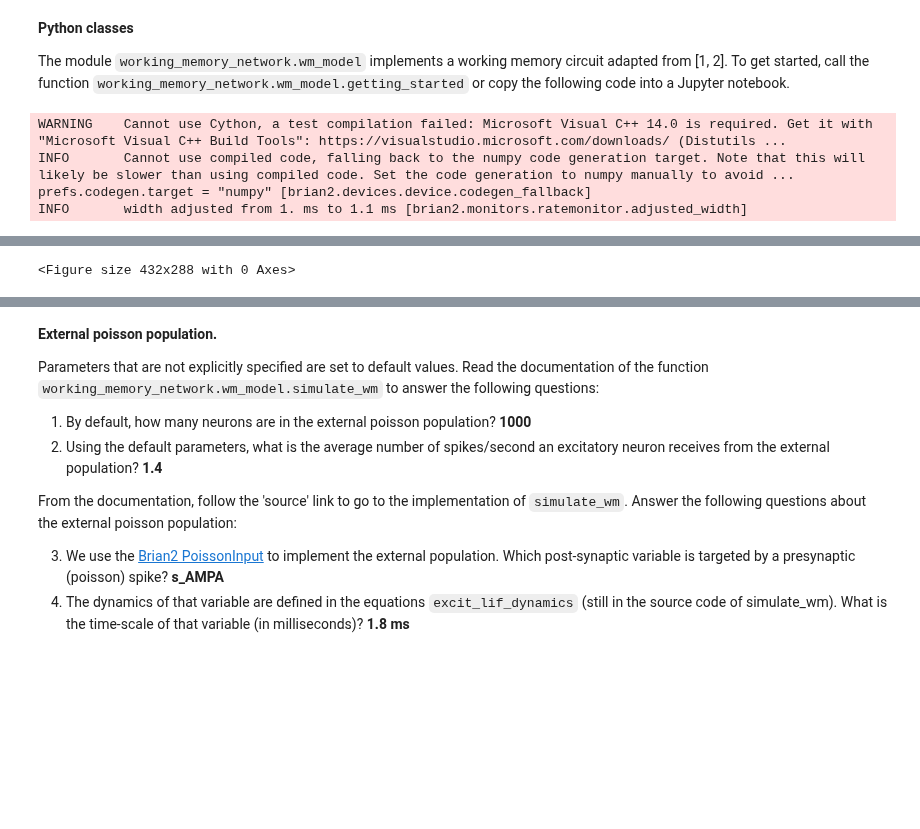
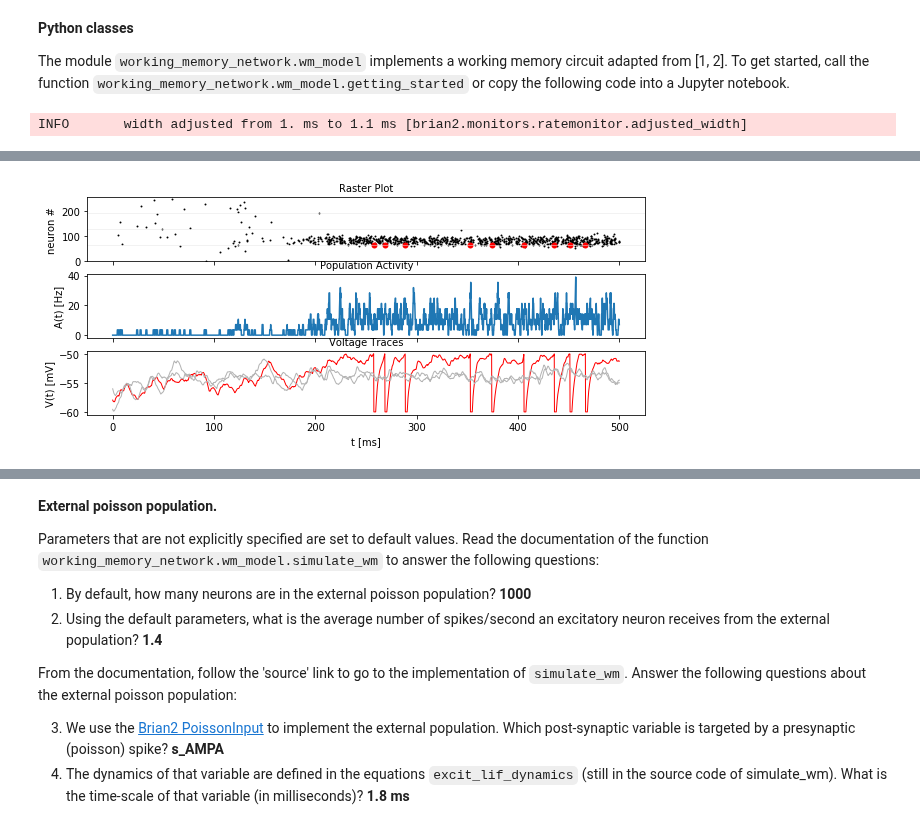
Before and after one commit to mackelab/msne-lsmlsda-2019, a Jupyter notebook: your-code/Project3_AdCrLa/03_spatial_working_memory.ipynb, the cells around one changed output, grey strips where cells are left out. Saved outputs shown, nothing was run; the diff lists cells and outputs as text; code cells hidden in the pictures; blank space fills up the shorter version.

```diff
--- a/your-code/Project3_AdCrLa/03_spatial_working_memory.ipynb
+++ b/your-code/Project3_AdCrLa/03_spatial_working_memory.ipynb
@@ -24,23 +24,20 @@ Figure [18.4](http://neuronaldynamics.epfl.ch/online/Ch18.S1.html) in chapter 18
 The module `working_memory_network.wm_model` implements a working memory circuit adapted from [1, 2]. To get started, call the function `working_memory_network.wm_model.getting_started` or copy the following code into a Jupyter notebook.
 # %%
 %matplotlib inline
-%config InlineBackend.figure_formats = ['svg']
+# %config InlineBackend.figure_formats = ['svg']
 import numpy as np
 import matplotlib.pyplot as plt
 from neurodynex.working_memory_network import wm_model
 from neurodynex.tools import plot_tools
 import brian2 as b2
-import seaborn as sns
-sns.set()
+#import seaborn as sns
+#sns.set()
 from time import time
 # %%
 tic = time()
 wm_model.getting_started()
-plt.tight_layout()
+#plt.tight_layout()
 toc = time()
 print('Elapsed time: {:.2f}s'.format(toc-tic))
 # %% [output]
-WARNING    Cannot use Cython, a test compilation failed: Microsoft Visual C++ 14.0 is required. Get it with "Microsoft Visual C++ Build Tools": https://visualstudio.microsoft.com/downloads/ (Distutils ...
-INFO       Cannot use compiled code, falling back to the numpy code generation target. Note that this will likely be slower than using compiled code. Set the code generation to numpy manually to avoid ...
-prefs.codegen.target = "numpy" [brian2.devices.device.codegen_fallback]
 INFO       width adjusted from 1. ms to 1.1 ms [brian2.monitors.ratemonitor.adjusted_width]
@@ -49,4 +44,4 @@ Elapsed time: 13.45s
-<Figure size 432x288 with 0 Axes>
+[figure, added]
 # %% [markdown]
 ## Exercise 1 - Spontanous Bump Formation
 
```
Also changed, not shown: parts of 12 cells of this notebook.
